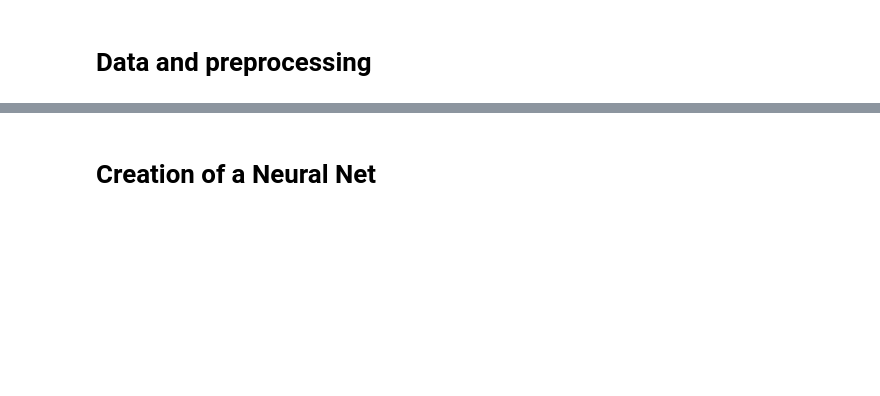
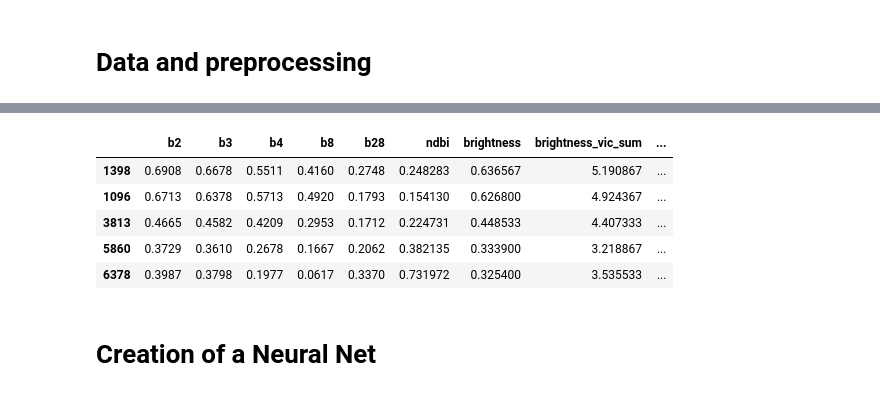
Before and after one commit to Chaosbit/opencampus_tf_melt_pond_detection, a Jupyter notebook: final_presentation.ipynb, the cells around one changed output, grey strips where cells are left out. Cells and saved outputs as stored; diff of their text form; code cells hidden in the pictures; blank space fills up the shorter version.

```diff
--- a/final_presentation.ipynb
+++ b/final_presentation.ipynb
@@ -88,56 +70,90 @@ data.head()
 # %%
 print("data have " + str(len(data)) + " elements if unproccessed.")
 
-# make an outlier detection
-def outlier_detection(df, col_name):
-    Q1,Q3 = np.percentile(df[col_name] , [40,60])
+#DEFINE SMALLEST CLASS SIZE to correctly balance
+smallest_class_size = 700
+
+# crop data (it reaches performant results)
+def outlier_detection(df, col_name, balance):
+    if balance:
+        Q1,Q3 = np.percentile(df[col_name] , [40,60])
+    else:
+        Q1,Q3 = np.percentile(df[col_name] , [35,65])
 
     IQR = Q3 - Q1
-    ul = Q3+1.5*IQR
-    ll = Q1-1.5*IQR
+    ul = Q3 + 1.5 * IQR
+    ll = Q1 - 1.5 * IQR
 
     df = df[df[col_name] > ll]
     df = df[df[col_name] < ul]
     return df
 
 
-def transfrom_df(lower, upper, df):
+def transfrom_df(lower, upper, df, smallest_class_size):
+    # select classes range from data frame
     df = df[df.mpf >= lower]
     df = df[df.mpf < upper]
 
-    df = outlier_detection(df, "b8")
-    df = outlier_detection(df, "b2")
-    df = outlier_detection(df, "b3")
-    df = outlier_detection(df, "b4")
+    # decide which balance mode to use: Pixels with a high Melt Pond fraction are to be treated differently
+    if lower >= 0.9:
+        balance = False
+    else:
+        balance = True
 
-    # balance all classes so they are equally distributed
-    smallest_class_size = 777
+    # perform the selection only on the spectral bands
+    df = outlier_detection(df, "b8",balance)
+    df = outlier_detection(df, "b2",balance)
+    df = outlier_detection(df, "b3",balance)
+    df = outlier_detection(df, "b4",balance)
+
+    # crop each class to the smallest pixels size
+
     if len(df.index) > smallest_class_size:
-        df = df.sample(frac=1)
-        df = df.head(smallest_class_size)
+      df = df.sample(frac=1)
+      df = df.head(smallest_class_size)
 
+    # shuffle
     df = df.sample(frac=1)
     return df
 
+# divide data sets in 10 % ranges and
+df_class_0 = transfrom_df(-0.001, 0.1, data, smallest_class_size)
+df_class_1 = transfrom_df(0.1, 0.2, data, smallest_class_size)
+df_class_2 = transfrom_df(0.2, 0.3, data, smallest_class_size)
+df_class_3 = transfrom_df(0.3, 0.4, data, smallest_class_size)
+df_class_4 = transfrom_df(0.4, 0.5, data, smallest_class_size)
+df_class_5 = transfrom_df(0.5, 0.6, data, smallest_class_size)
+df_class_6 = transfrom_df(0.6, 0.7, data, smallest_class_size)
+df_class_7 = transfrom_df(0.7, 0.8, data, smallest_class_size)
+df_class_8 = transfrom_df(0.8, 0.9, data, smallest_class_size)
+df_class_9 = transfrom_df(0.9, 1.01, data, smallest_class_size)
 
-# divide data into classes (10 % ranges) and select best data via outlier detection
-df_class_0 = transfrom_df(-0.001, 0.1, data)
-df_class_1 = transfrom_df(0.1, 0.2, data)
-df_class_2 = transfrom_df(0.2, 0.3, data)
-df_class_3 = transfrom_df(0.3, 0.4, data)
-df_class_4 = transfrom_df(0.4, 0.5, data)
-df_class_5 = transfrom_df(0.5, 0.6, data)
-df_class_6 = transfrom_df(0.6, 0.7, data)
-df_class_7 = transfrom_df(0.7, 0.8, data)
-df_class_8 = transfrom_df(0.8, 0.9, data)
-df_class_9 = transfrom_df(0.9, 1.01, data)
+############################################################################################
+############################################################################################
 
-# create data frame of all classes and shuffle it before train test split
+# concatenate dataframes for all MPF classes, and shuffle it before training
 df_list = [df_class_0,df_class_1,df_class_2,df_class_3,df_class_4,
-           df_class_5,df_class_6,df_class_7,df_class_8,df_class_9]
+           df_class_5,df_class_6,df_class_7,df_class_8,df_class_9,open_lead,edge_pixels]
+
 
 data = pd.concat(df_list, ignore_index=True)
 data = data.sample(frac=1)
 
-print("data have " + str(len(data)) + " elements after cropping the classes.")
+print("data have " + str(len(data)) + " elements after preprocessing in segments.")
+
+# check that there is no NaN value in the dataframe
+columns = list(data)
+for c in columns:
+  data = data[data[c].notna()]
+
+
+print("data have " + str(len(data)) + " elements after drop NaN")
+
+# delete some columns which are not needed anymore
+del_cols = ["brightness_vic_mean","ndbi_vic_mean", "b28_vic_mean"]
+for d in del_cols:
+  del data[d]
+
+# show me header of data
+data.head()
 # %% [output]
@@ -146,3 +163,9 @@ data have 7705 elements after cropping the classes.
+|  | b2 | b3 | b4 | b8 | b28 | ndbi | brightness | brightness_vic_sum | ... |
+| 1398 | 0.6908 | 0.6678 | 0.5511 | 0.4160 | 0.2748 | 0.248283 | 0.636567 | 5.190867 | ... |
+| 1096 | 0.6713 | 0.6378 | 0.5713 | 0.4920 | 0.1793 | 0.154130 | 0.626800 | 4.924367 | ... |
+| 3813 | 0.4665 | 0.4582 | 0.4209 | 0.2953 | 0.1712 | 0.224731 | 0.448533 | 4.407333 | ... |
+| 5860 | 0.3729 | 0.3610 | 0.2678 | 0.1667 | 0.2062 | 0.382135 | 0.333900 | 3.218867 | ... |
+| 6378 | 0.3987 | 0.3798 | 0.1977 | 0.0617 | 0.3370 | 0.731972 | 0.325400 | 3.535533 | ... |
 # %% [markdown]
 # Creation of a Neural Net
 # %%
```
Also changed, not shown: parts of 17 cells of this notebook.
